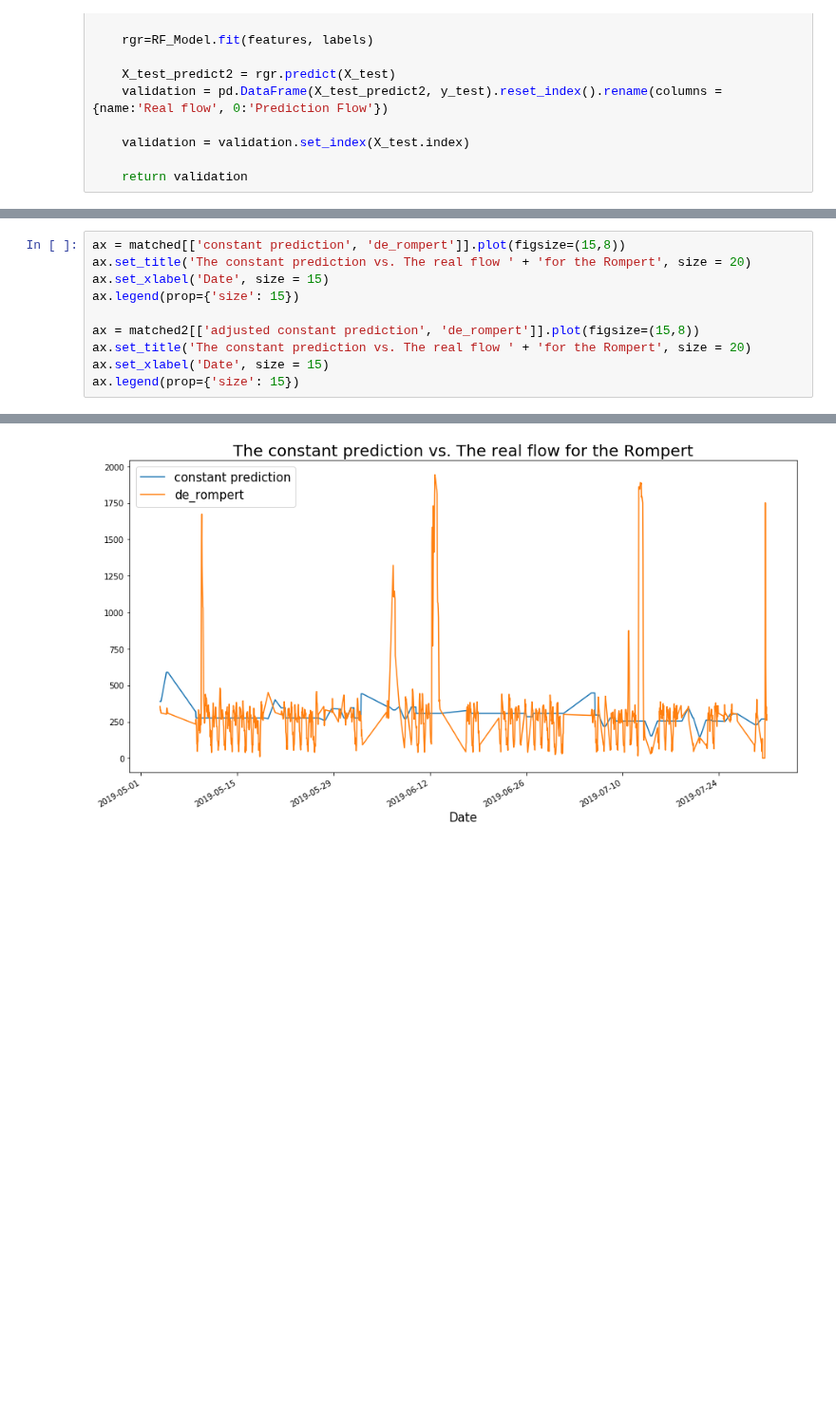
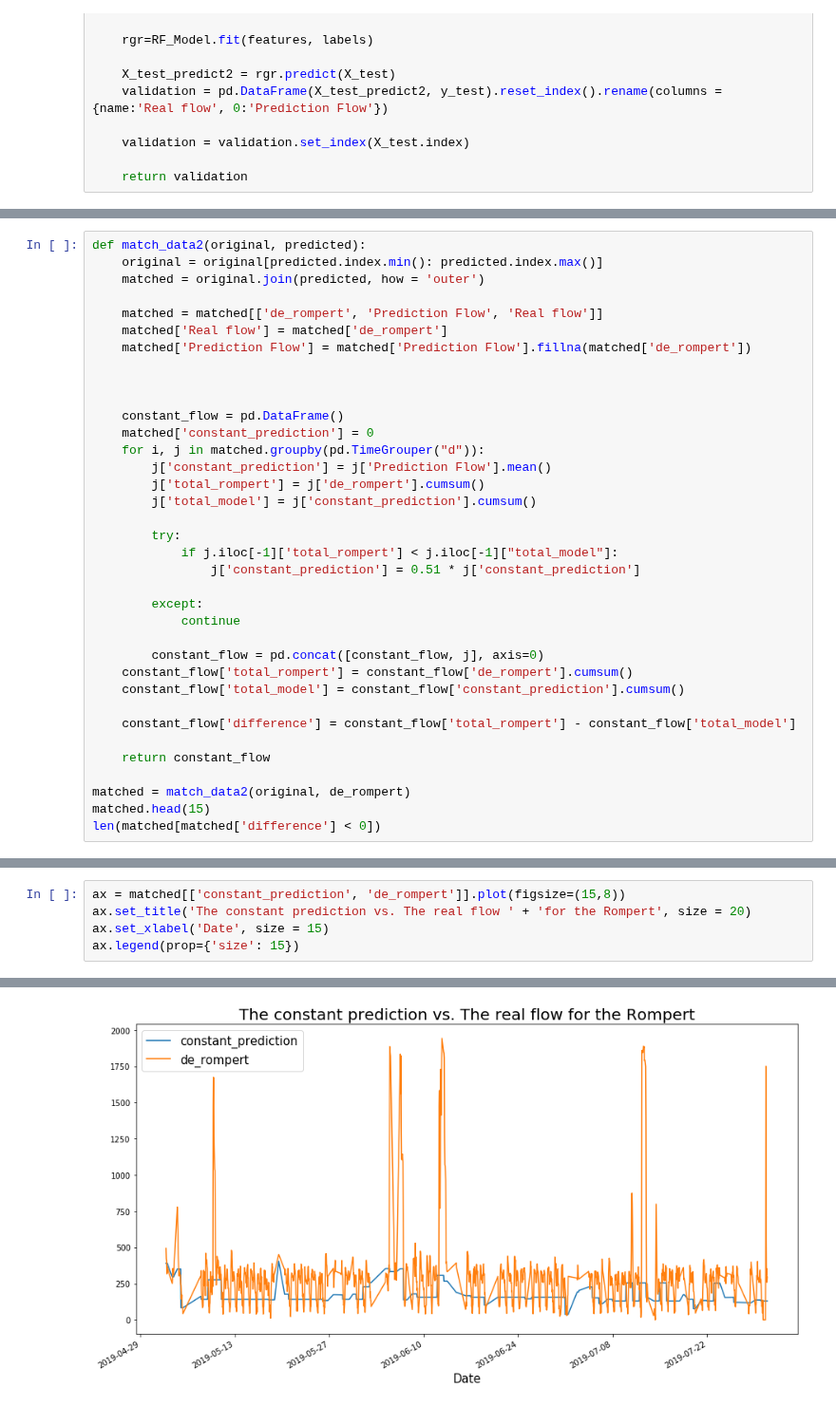
Before and after one commit to Trezorro/waterschap-datachallenge, a Jupyter notebook: Model 2.ipynb, the cells around one changed output, grey strips where cells are left out. Shown at 95% size. Cells and saved outputs as stored; diff of their text form; blank space fills up the shorter version.

```diff
--- a/Model 2.ipynb
+++ b/Model 2.ipynb
@@ -283,0 +202,36 @@ matched2
+# %%
+def match_data2(original, predicted):
+    original = original[predicted.index.min(): predicted.index.max()]
+    matched = original.join(predicted, how = 'outer')
+
+    matched = matched[['de_rompert', 'Prediction Flow', 'Real flow']]
+    matched['Real flow'] = matched['de_rompert']
+    matched['Prediction Flow'] = matched['Prediction Flow'].fillna(matched['de_rompert'])
+
+
+
+    constant_flow = pd.DataFrame()
+    matched['constant_prediction'] = 0
+    for i, j in matched.groupby(pd.TimeGrouper("d")):
+        j['constant_prediction'] = j['Prediction Flow'].mean()
+        j['total_rompert'] = j['de_rompert'].cumsum()
+        j['total_model'] = j['constant_prediction'].cumsum()
+
+        try:
+            if j.iloc[-1]['total_rompert'] < j.iloc[-1]["total_model"]:
+                j['constant_prediction'] = 0.51 * j['constant_prediction']
+
+        except:
+            continue
+
+        constant_flow = pd.concat([constant_flow, j], axis=0)
+    constant_flow['total_rompert'] = constant_flow['de_rompert'].cumsum()
+    constant_flow['total_model'] = constant_flow['constant_prediction'].cumsum()
+
+    constant_flow['difference'] = constant_flow['total_rompert'] - constant_flow['total_model']
+
+    return constant_flow
+
+matched = match_data2(original, de_rompert)
+matched.head(15)
+len(matched[matched['difference'] < 0])
@@ -284,13 +240,8 @@ matched2
 # %%
-ax = matched[['constant prediction', 'de_rompert']].plot(figsize=(15,8))
+ax = matched[['constant_prediction', 'de_rompert']].plot(figsize=(15,8))
 ax.set_title('The constant prediction vs. The real flow ' + 'for the Rompert', size = 20)
 ax.set_xlabel('Date', size = 15)
 ax.legend(prop={'size': 15})
-
-ax = matched2[['adjusted constant prediction', 'de_rompert']].plot(figsize=(15,8))
-ax.set_title('The constant prediction vs. The real flow ' + 'for the Rompert', size = 20)
-ax.set_xlabel('Date', size = 15)
-ax.legend(prop={'size': 15})
 # %% [output]
 <matplotlib.legend.Legend at 0x...>
-[figure, old version]
+[figure, new version]
```
Also changed, not shown: parts of 15 cells of this notebook.
